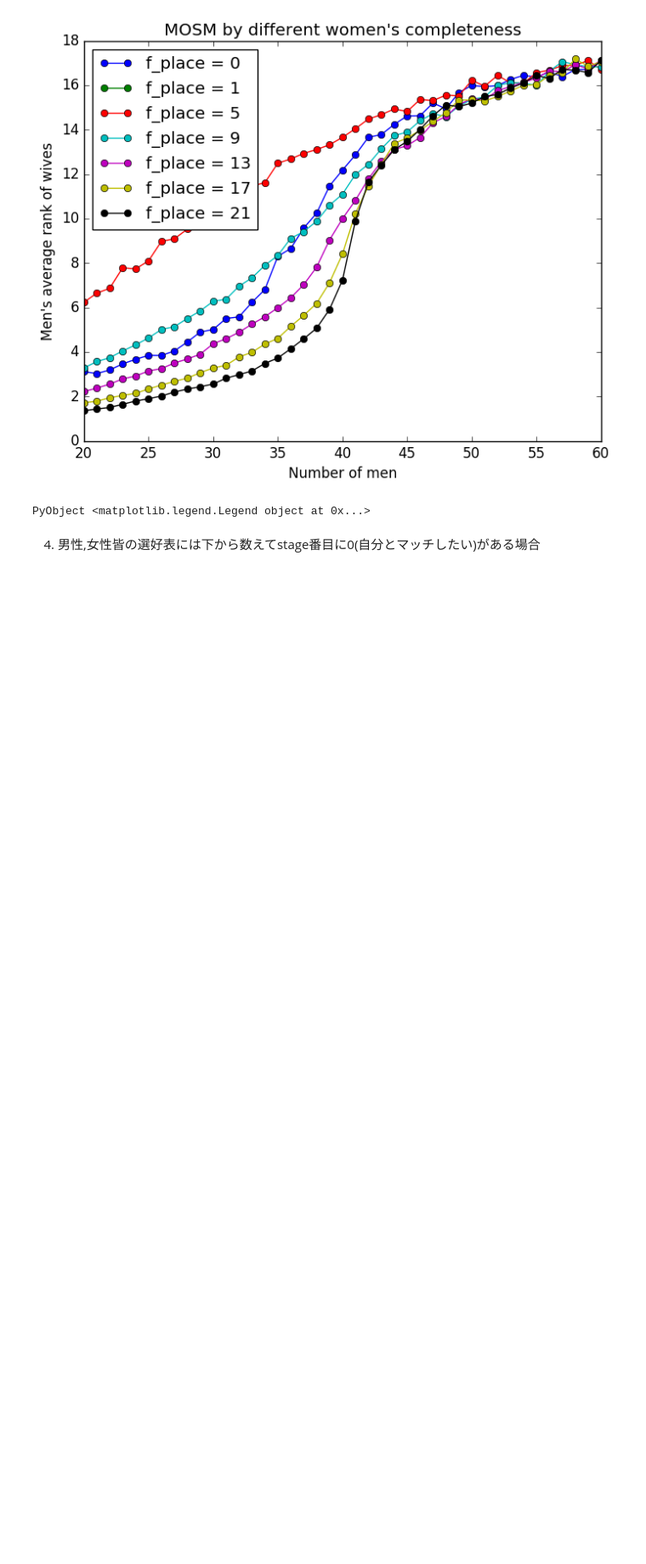
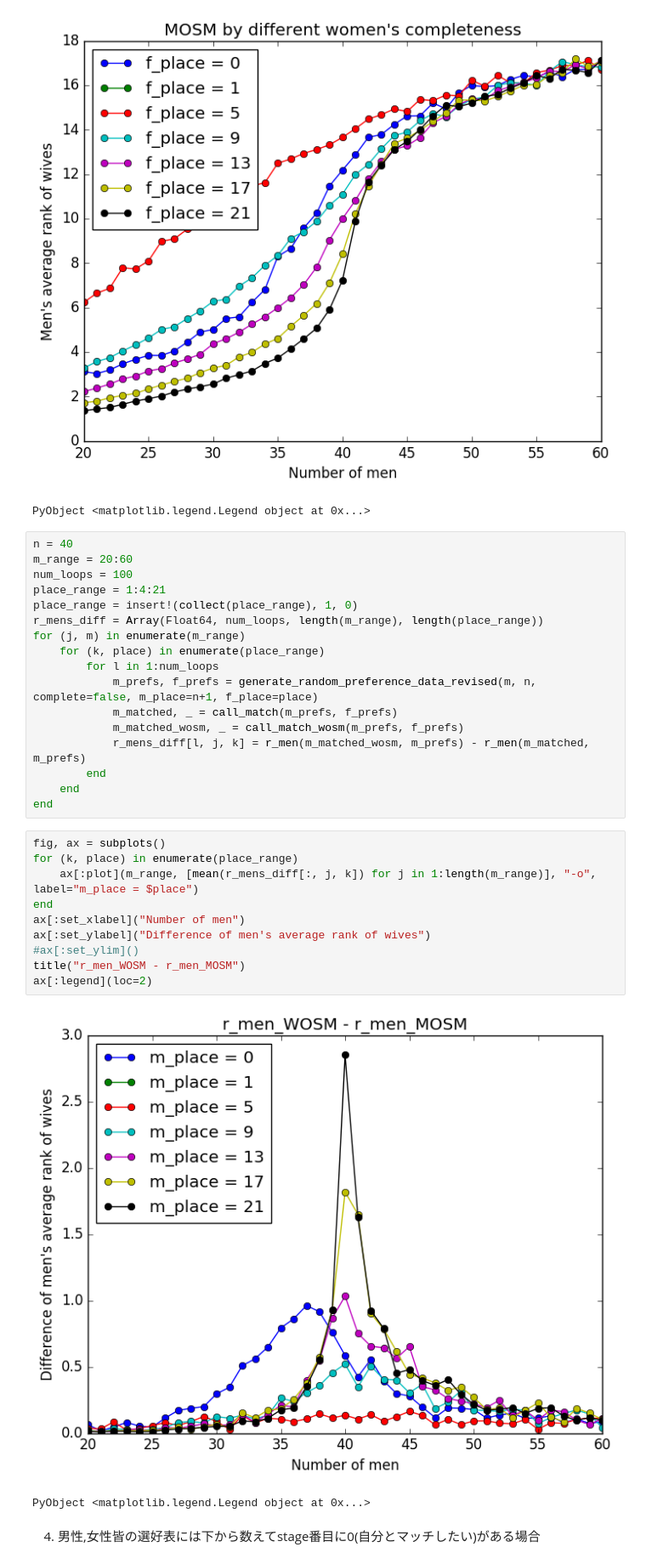
Before and after one commit to nswa17/gasshuku, a Jupyter notebook: Zemiron.ipynb, the cells around one changed output. Shown at 85% size. Saved outputs shown, nothing was run; the diff lists cells and outputs as text; blank space fills up the shorter version.

```diff
--- a/Zemiron.ipynb
+++ b/Zemiron.ipynb
@@ -526,6 +527,36 @@ ax[:legend](loc=2)
 # %% [output]
 [figure]
 PyObject <matplotlib.legend.Legend object at 0x...>
+# %%
+n = 40
+m_range = 20:60
+num_loops = 100
+place_range = 1:4:21
+place_range = insert!(collect(place_range), 1, 0)
+r_mens_diff = Array(Float64, num_loops, length(m_range), length(place_range))
+for (j, m) in enumerate(m_range)
+    for (k, place) in enumerate(place_range)
+        for l in 1:num_loops
+            m_prefs, f_prefs = generate_random_preference_data_revised(m, n, complete=false, m_place=n+1, f_place=place)
+            m_matched, _ = call_match(m_prefs, f_prefs)
+            m_matched_wosm, _ = call_match_wosm(m_prefs, f_prefs)
+            r_mens_diff[l, j, k] = r_men(m_matched_wosm, m_prefs) - r_men(m_matched, m_prefs)
+        end
+    end
+end
+# %%
+fig, ax = subplots()
+for (k, place) in enumerate(place_range)
+    ax[:plot](m_range, [mean(r_mens_diff[:, j, k]) for j in 1:length(m_range)], "-o", label="m_place = $place")
+end
+ax[:set_xlabel]("Number of men")
+ax[:set_ylabel]("Difference of men's average rank of wives")
+#ax[:set_ylim]()
+title("r_men_WOSM - r_men_MOSM")
+ax[:legend](loc=2)
+# %% [output]
+[figure, added]
+PyObject <matplotlib.legend.Legend object at 0x...>
 # %% [markdown]
 4) 男性,女性皆の選好表には下から数えてstage番目に0(自分とマッチしたい)がある場合
 # %%
```
Also changed, not shown: parts of 7 cells of this notebook.
